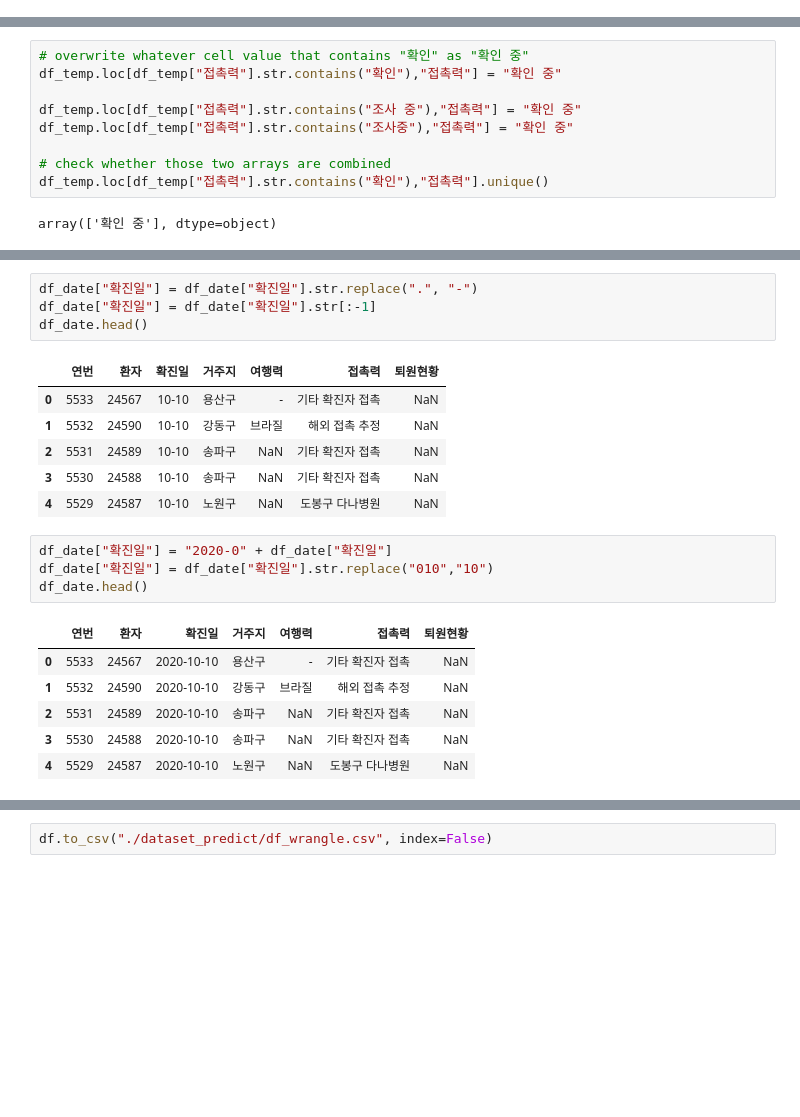
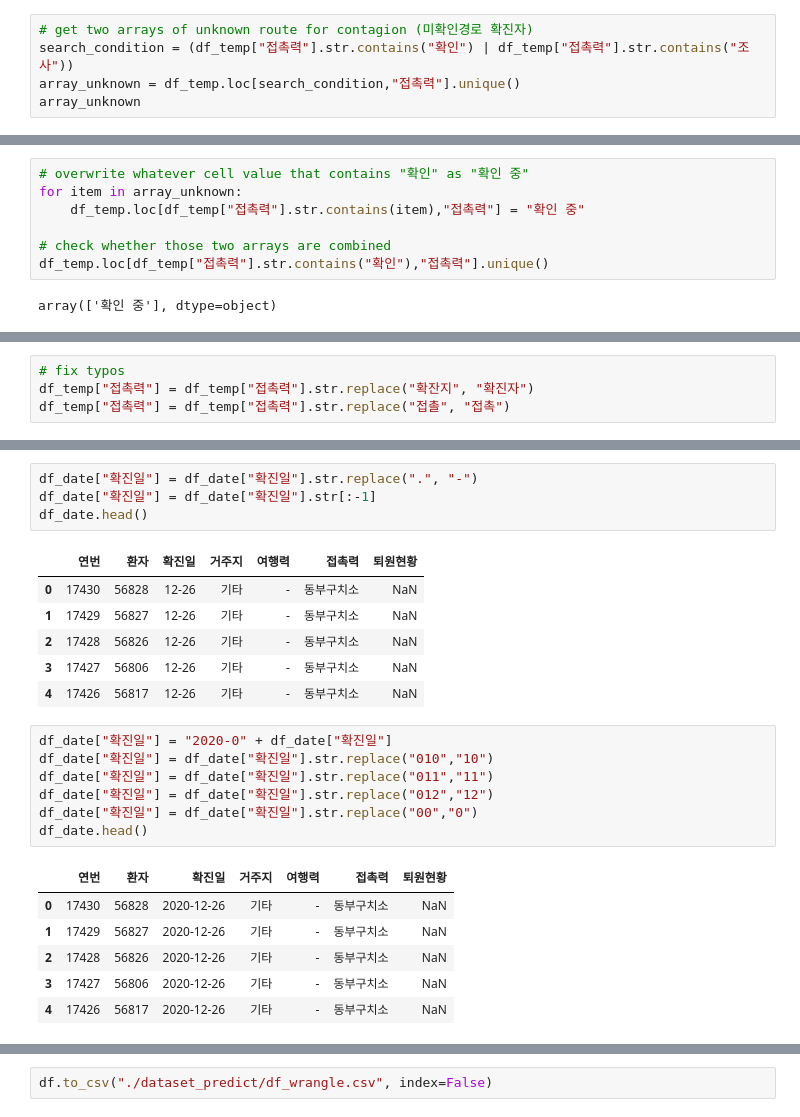
Before and after one commit to snoop2head/covid19_unknown_spread, a Jupyter notebook: wrangle_for_forecast.ipynb, the cells around one changed output, grey strips where cells are left out. Cells and saved outputs as stored; diff of their text form; blank space fills up the shorter version.

```diff
--- a/wrangle_for_forecast.ipynb
+++ b/wrangle_for_forecast.ipynb
@@ -46,0 +47,5 @@ df_temp.sample(15)
+# %%
+# get two arrays of unknown route for contagion (미확인경로 확진자)
+search_condition = (df_temp["접촉력"].str.contains("확인") | df_temp["접촉력"].str.contains("조사"))
+array_unknown = df_temp.loc[search_condition,"접촉력"].unique()
+array_unknown
@@ -47,9 +54,7 @@ df_temp.sample(15)
 # %%
 # overwrite whatever cell value that contains "확인" as "확인 중"
-df_temp.loc[df_temp["접촉력"].str.contains("확인"),"접촉력"] = "확인 중"
-
-df_temp.loc[df_temp["접촉력"].str.contains("조사 중"),"접촉력"] = "확인 중"
-df_temp.loc[df_temp["접촉력"].str.contains("조사중"),"접촉력"] = "확인 중"
+for item in array_unknown:
+    df_temp.loc[df_temp["접촉력"].str.contains(item),"접촉력"] = "확인 중"
 
 # check whether those two arrays are combined
 df_temp.loc[df_temp["접촉력"].str.contains("확인"),"접촉력"].unique()
@@ -59,5 +65,9 @@ array(['확인 중'], dtype=object)
 df_temp["접촉력"] = df_temp["접촉력"].str.replace("관련", "")
 df_temp["접촉력"] = df_temp["접촉력"].str.strip()
+# %%
+# fix typos
+df_temp["접촉력"] = df_temp["접촉력"].str.replace("확잔지", "확진자")
+df_temp["접촉력"] = df_temp["접촉력"].str.replace("접촐", "접촉")
 # %%
 infection_paths = df_temp["접촉력"].unique()
 print(len(infection_paths))
@@ -97,22 +107,25 @@ df_date["확진일"] = df_date["확진일"].str[:-1]
 df_date.head()
 # %% [output]
 |  | 연번 | 환자 | 확진일 | 거주지 | 여행력 | 접촉력 | 퇴원현황 |
-| 0 | 5533 | 24567 | 10-10 | 용산구 | - | 기타 확진자 접촉 | NaN |
-| 1 | 5532 | 24590 | 10-10 | 강동구 | 브라질 | 해외 접촉 추정 | NaN |
-| 2 | 5531 | 24589 | 10-10 | 송파구 | NaN | 기타 확진자 접촉 | NaN |
-| 3 | 5530 | 24588 | 10-10 | 송파구 | NaN | 기타 확진자 접촉 | NaN |
-| 4 | 5529 | 24587 | 10-10 | 노원구 | NaN | 도봉구 다나병원 | NaN |
+| 0 | 17430 | 56828 | 12-26 | 기타 | - | 동부구치소 | NaN |
+| 1 | 17429 | 56827 | 12-26 | 기타 | - | 동부구치소 | NaN |
+| 2 | 17428 | 56826 | 12-26 | 기타 | - | 동부구치소 | NaN |
+| 3 | 17427 | 56806 | 12-26 | 기타 | - | 동부구치소 | NaN |
+| 4 | 17426 | 56817 | 12-26 | 기타 | - | 동부구치소 | NaN |
 # %%
 df_date["확진일"] = "2020-0" + df_date["확진일"]
 df_date["확진일"] = df_date["확진일"].str.replace("010","10")
+df_date["확진일"] = df_date["확진일"].str.replace("011","11")
+df_date["확진일"] = df_date["확진일"].str.replace("012","12")
+df_date["확진일"] = df_date["확진일"].str.replace("00","0")
 df_date.head()
 # %% [output]
 |  | 연번 | 환자 | 확진일 | 거주지 | 여행력 | 접촉력 | 퇴원현황 |
-| 0 | 5533 | 24567 | 2020-10-10 | 용산구 | - | 기타 확진자 접촉 | NaN |
-| 1 | 5532 | 24590 | 2020-10-10 | 강동구 | 브라질 | 해외 접촉 추정 | NaN |
-| 2 | 5531 | 24589 | 2020-10-10 | 송파구 | NaN | 기타 확진자 접촉 | NaN |
-| 3 | 5530 | 24588 | 2020-10-10 | 송파구 | NaN | 기타 확진자 접촉 | NaN |
-| 4 | 5529 | 24587 | 2020-10-10 | 노원구 | NaN | 도봉구 다나병원 | NaN |
+| 0 | 17430 | 56828 | 2020-12-26 | 기타 | - | 동부구치소 | NaN |
+| 1 | 17429 | 56827 | 2020-12-26 | 기타 | - | 동부구치소 | NaN |
+| 2 | 17428 | 56826 | 2020-12-26 | 기타 | - | 동부구치소 | NaN |
+| 3 | 17427 | 56806 | 2020-12-26 | 기타 | - | 동부구치소 | NaN |
+| 4 | 17426 | 56817 | 2020-12-26 | 기타 | - | 동부구치소 | NaN |
 # %%
 df_date.sample(5)
 # %% [output]
```
Also changed, not shown: parts of 26 cells of this notebook, 3 other files.
